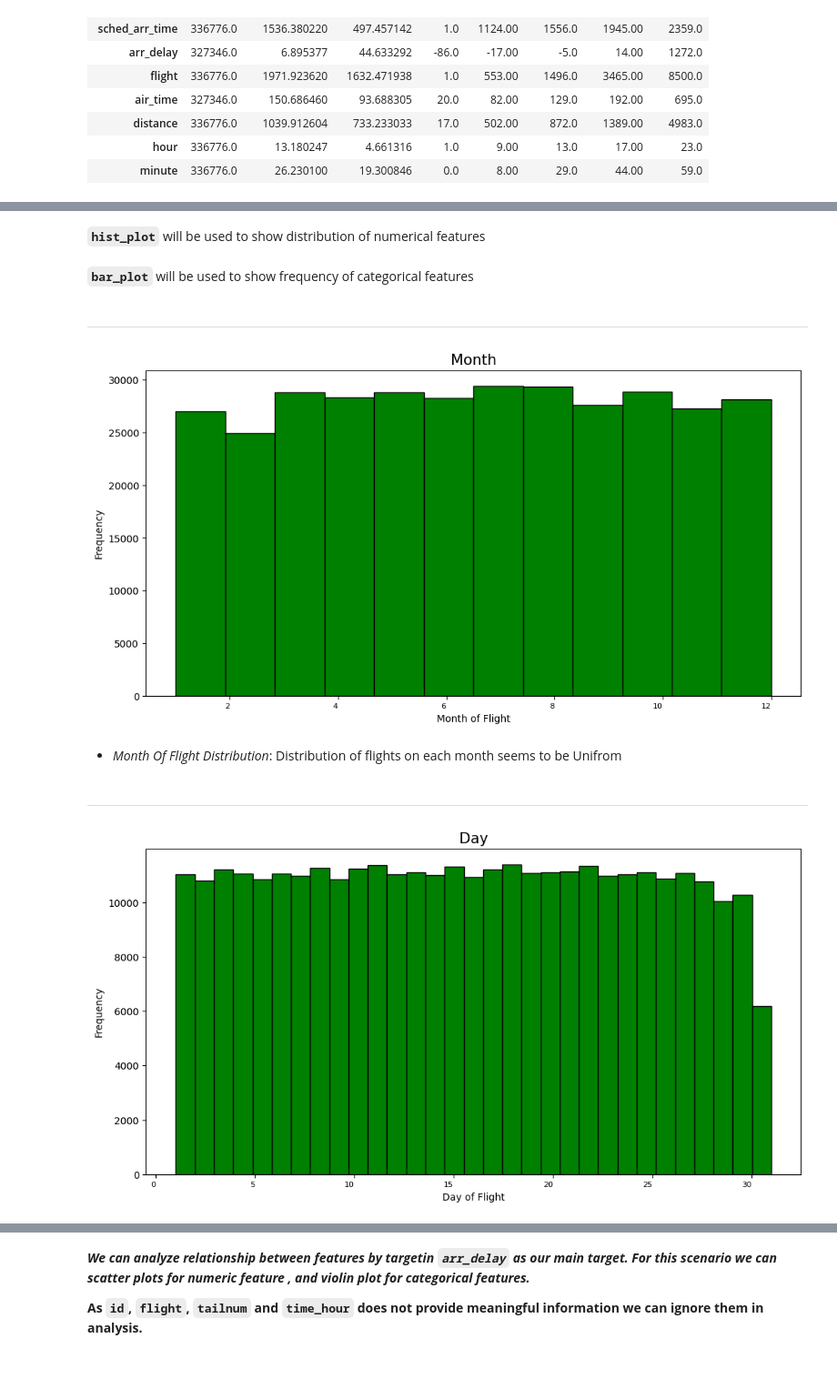
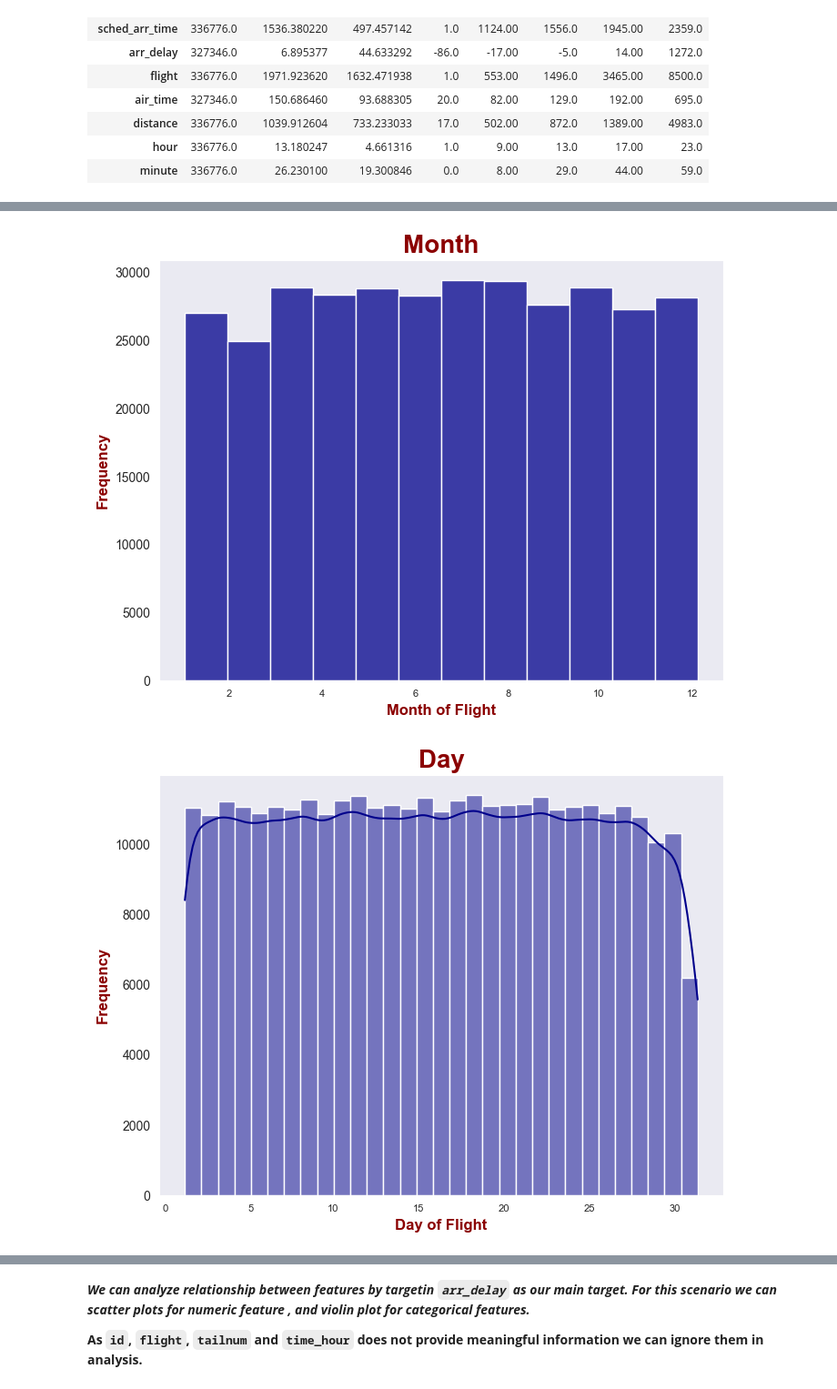
Before and after one commit to mohammadreza-mohammadi94/DataAnalysis-And-MachineLearning, a Jupyter notebook: Flights Dataset - EDA/Flights.ipynb, the cells around one changed output, grey strips where cells are left out. Shown at 91% size. Saved outputs shown, nothing was run; the diff lists cells and outputs as text; code cells hidden in the pictures.

```diff
--- a/Flights Dataset - EDA/Flights.ipynb
+++ b/Flights Dataset - EDA/Flights.ipynb
@@ -153,12 +397,16 @@ df.describe(include='object')
+# %%
+# Specifing font's dict
+title_dict = {"color" : "darkred", "weight" : "bold", "size" : 20}
+axis_dict = {"color": "darkred", "weight": "bold", "size": 12}
 # %%
 # This function will show distribution of features using histplot of seaborn library.
-def hist_plot(column, bins, title, xlabel, fontsize=8, rotation=0):
-    plt.figure(figsize=(12, 6))
-    plt.hist(column, bins=bins, color='green', edgecolor='black')
-    plt.title(title, fontsize=15)
-    plt.xlabel(xlabel, fontsize=10)
-    plt.ylabel('Frequency', fontsize=10)
+# will be used to show distribution of numerical features
+def hist_plot(column, bins, title, xlabel, kde=False, fontsize=8, rotation=0):
+    plt.figure(figsize=(8, 6))
+    sns.set_style('dark')
+    sns.histplot(data=df, x=column, bins=bins, kde=kde, color='darkblue')
+    plt.title(title, fontdict=title_dict)
+    plt.xlabel(xlabel, fontdict=axis_dict)
+    plt.ylabel('Frequency', fontdict=axis_dict)
     plt.xticks(rotation=rotation, ha='right', fontsize=fontsize)
     plt.show()
-# %% [markdown]
-__`hist_plot`__ will be used to show distribution of numerical features
@@ -175,20 +413,11 @@ def bar_plot(column, title, xlabel, fontsize=8):
-# %% [markdown]
-__`bar_plot`__ will be used to show frequency of categorical features
-# %% [markdown]
-__________
 # %%
 hist_plot(df['month'], bins=12, title='Month', xlabel='Month of Flight')
 # We considere 12 for bins as we are plotting Months so we have 12 bins.
 # %% [output]
-[figure, old version]
+[figure, new version]
-# %% [markdown]
-* _Month Of Flight Distribution_:
-        Distribution of flights on each month seems to be Unifrom
-# %% [markdown]
-______________
 # %%
 # hist_plot of `day` feature
 # We will pass value of 31 to bins parameter.
-hist_plot(df['day'], bins=31, title="Day", xlabel='Day of Flight')
+hist_plot(df['day'], bins=31, title="Day", kde=True, xlabel='Day of Flight')
 # %% [output]
-[figure, old version]
+[figure, new version]
```
Also changed, not shown: parts of 152 cells of this notebook.
